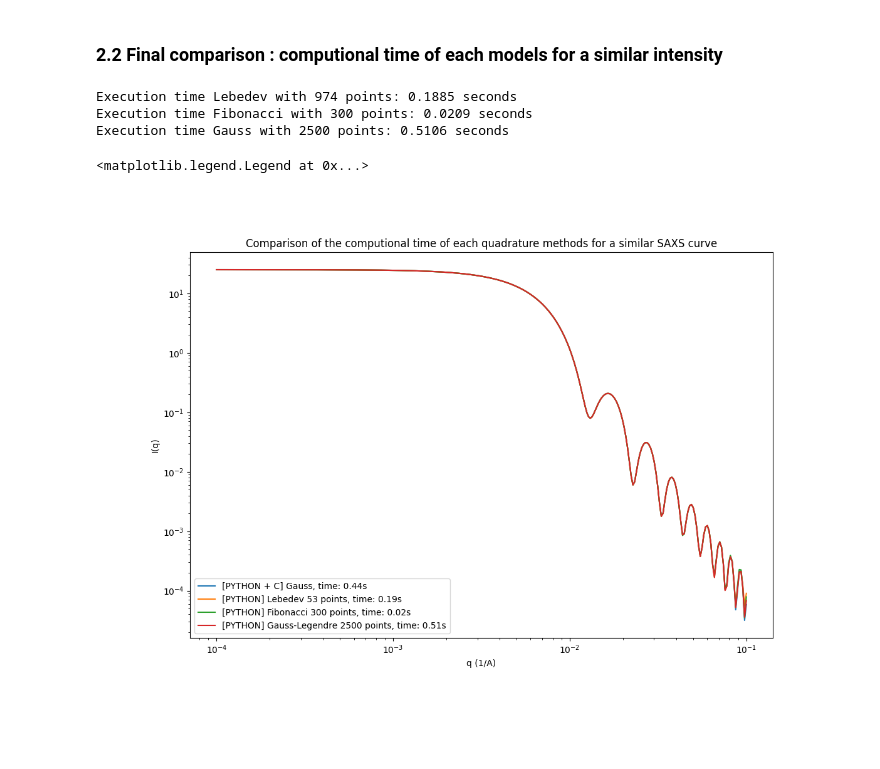
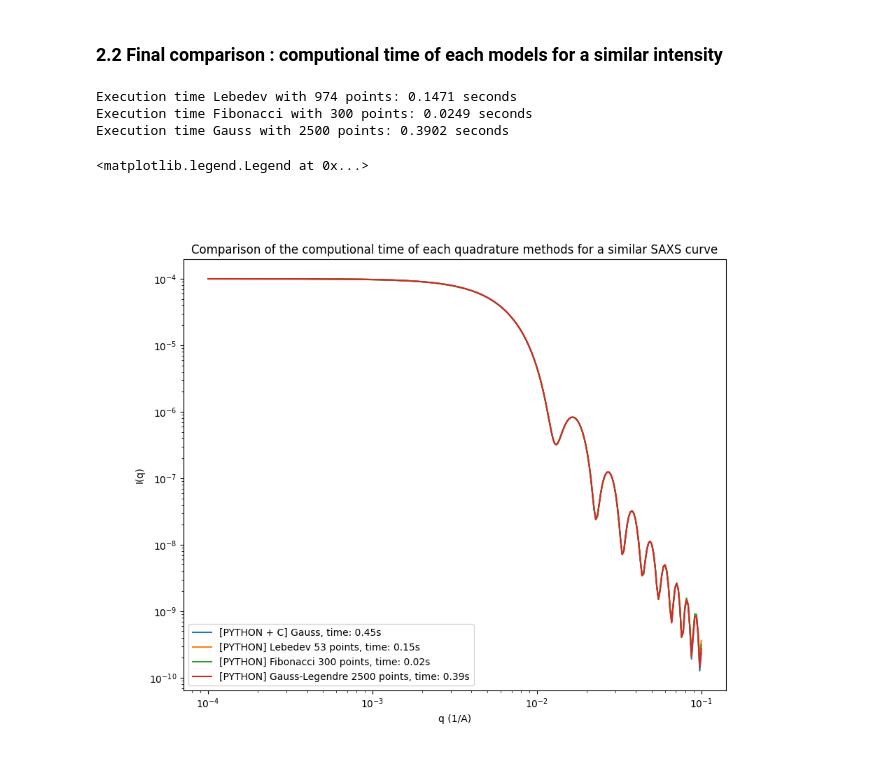
Before and after one commit to marimperorclerc/octahedra, a Jupyter notebook: Octa_general_all_quadratures.ipynb, the cells around one changed output. Drawn from its saved outputs; the diff is of its cells as text; code cells hidden in the pictures; blank space fills up the shorter version.

```diff
--- a/Octa_general_all_quadratures.ipynb
+++ b/Octa_general_all_quadratures.ipynb
@@ -521,9 +532,11 @@ length_a=500
 b2a_ratio=1
 c2a_ratio=1
 t=0.99
-sld=4e-6
-sld_solvent=1e-6
+sld=1.
+sld_solvent=0.
 
+# calculate again the value of V !
+V = volume(length_a, b2a_ratio, c2a_ratio, t)
 
 #  Pure Python: define Iq, computational times and total number of points for each quadrature methods and number of points
 time_start = time.time()
@@ -557,41 +570,44 @@ params = {
     "scale": 1,
     "length_a": length_a,
     "t": t,
     "length_a_pd_type": 'gaussian', #type of polydispersity function
     "length_a_pd": 0.006, #polydispersity
     "length_a_pd_n": 20, #number of steps in polydispersity
     "length_a_pd_nsigma": 3, #range as multiple of sigma
-    "sld": 4.e-6,
-    "sld_solvent": 1.e-6
+    "sld": 1.,
+    "sld_solvent": 0.
 
 }
 # Call the function of the model
 Iq = call_kernel(**params)
 time_C = time.time() - time_start
 
 
 
 # Plot the results
-plt.figure(figsize=(12, 8))
+plt.figure(figsize=(10, 8))
 plt.size=(20,30)
 
 #plt.loglog(data.x, Iq/V, label = f'[PYTHON + C] Gauss, time: {time_C:.2f}s')
 #plt.loglog(qs,I_q_lebedev*V*0.05 ,label=f'[PYTHON] Lebedev {order} points, time: {time_lebedev:.2f}s' )
 #plt.loglog(qs,I_q_fibonacci*V*0.05, label=f'[PYTHON] Fibonacci {total_points_fibonacci} points, time: {time_fibonacci:.2f}s' )
 #plt.loglog(qs,I_q_gauss_legendre*V*0.05, label=f'[PYTHON] Gauss-Legendre {total_points_gauss_legendre} points, time: {time_gauss_legendre:.2f}s' )
 
-plt.loglog(data.x, Iq*V, label = f'[PYTHON + C] Gauss, time: {time_C:.2f}s')
-plt.loglog(qs,I_q_lebedev ,label=f'[PYTHON] Lebedev {order} points, time: {time_lebedev:.2f}s' )
-plt.loglog(qs,I_q_fibonacci, label=f'[PYTHON] Fibonacci {total_points_fibonacci} points, time: {time_fibonacci:.2f}s' )
-plt.loglog(qs,I_q_gauss_legendre, label=f'[PYTHON] Gauss-Legendre {total_points_gauss_legendre} points, time: {time_gauss_legendre:.2f}s' )
+# TO FINISH : WHY /V instead of /V**2 for this model ???
+# maybe a factor /V is incorporated in the scale factor for shape category when a model is written with c code ???
+plt.loglog(data.x, Iq/V, label = f'[PYTHON + C] Gauss, time: {time_C:.2f}s')
+# after division by V**2, the value at q=0 is 0.0001 the correct scaling coefficient for SASView
+plt.loglog(qs,I_q_lebedev/V**2 ,label=f'[PYTHON] Lebedev {order} points, time: {time_lebedev:.2f}s' )
+plt.loglog(qs,I_q_fibonacci/V**2, label=f'[PYTHON] Fibonacci {total_points_fibonacci} points, time: {time_fibonacci:.2f}s' )
+plt.loglog(qs,I_q_gauss_legendre/V**2, label=f'[PYTHON] Gauss-Legendre {total_points_gauss_legendre} points, time: {time_gauss_legendre:.2f}s' )
 
 plt.xlabel('q (1/A)')
 plt.ylabel('I(q)')
 plt.title('Comparison of the computional time of each quadrature methods for a similar SAXS curve')
 plt.legend()
 # %% [output]
-Execution time Lebedev with 974 points: 0.1885 seconds
-Execution time Fibonacci with 300 points: 0.0209 seconds
-Execution time Gauss with 2500 points: 0.5106 seconds
+Execution time Lebedev with 974 points: 0.1471 seconds
+Execution time Fibonacci with 300 points: 0.0249 seconds
+Execution time Gauss with 2500 points: 0.3902 seconds
 <matplotlib.legend.Legend at 0x...>
-[figure, old version]
+[figure, new version]
```
Also changed, not shown: parts of 10 cells of this notebook.
